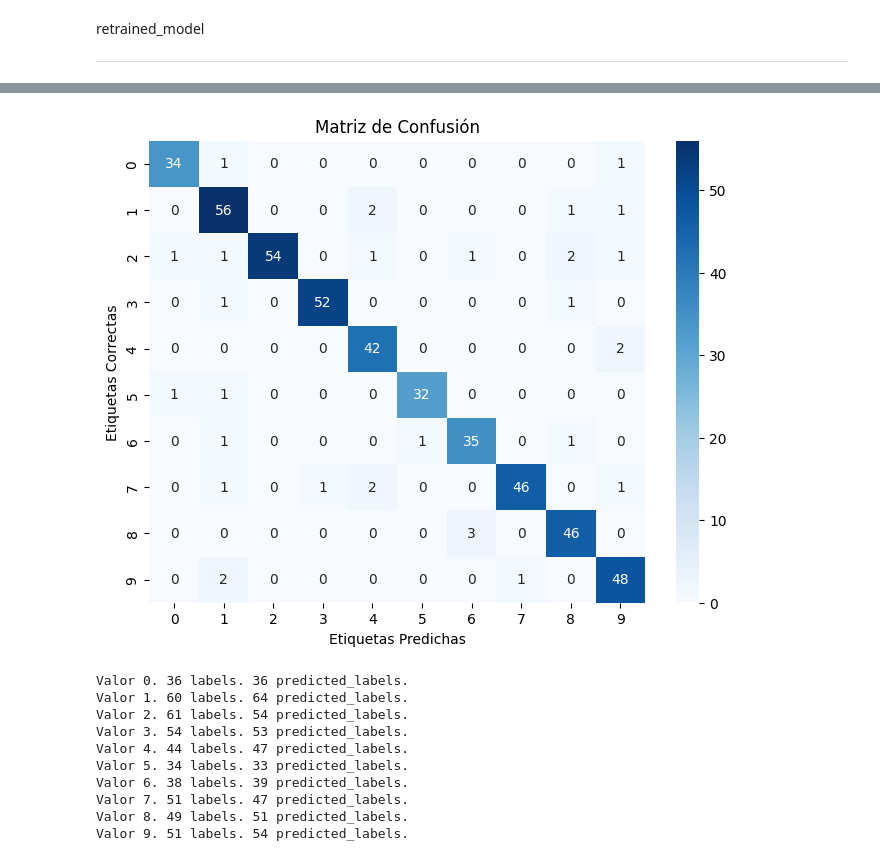
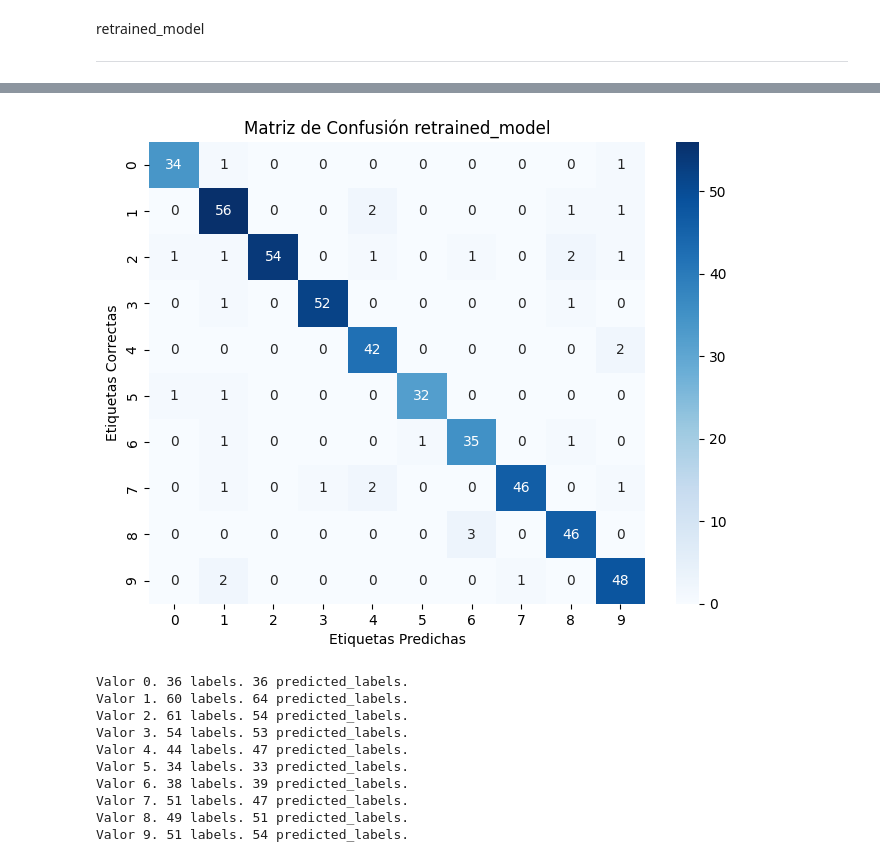
Before and after one commit to Jeremias44/digiartvisionsql, a Jupyter notebook: retrain.ipynb, the cells around one changed output, grey strips where cells are left out. Saved outputs shown, nothing was run; the diff lists cells and outputs as text; code cells hidden in the pictures.

```diff
--- a/retrain.ipynb
+++ b/retrain.ipynb
@@ -357,6 +357,6 @@ sns.heatmap(confusion, annot=True, fmt='d', cmap='Blues', xticklabels=class_name
 
 plt.xlabel('Etiquetas Predichas')
 plt.ylabel('Etiquetas Correctas')
-plt.title('Matriz de Confusión')
+plt.title('Matriz de Confusión retrained_model')
 plt.show()
 # %% [output]
@@ -364,4 +364,4 @@ plt.show()
-[figure, old version]
+[figure, new version]
 # %%
 value_to_count = [0,1,2,3,4,5,6,7,8,9]
 for value_to_count in value_to_count:
```
Also changed, not shown: parts of 3 cells of this notebook, 4 other files.
